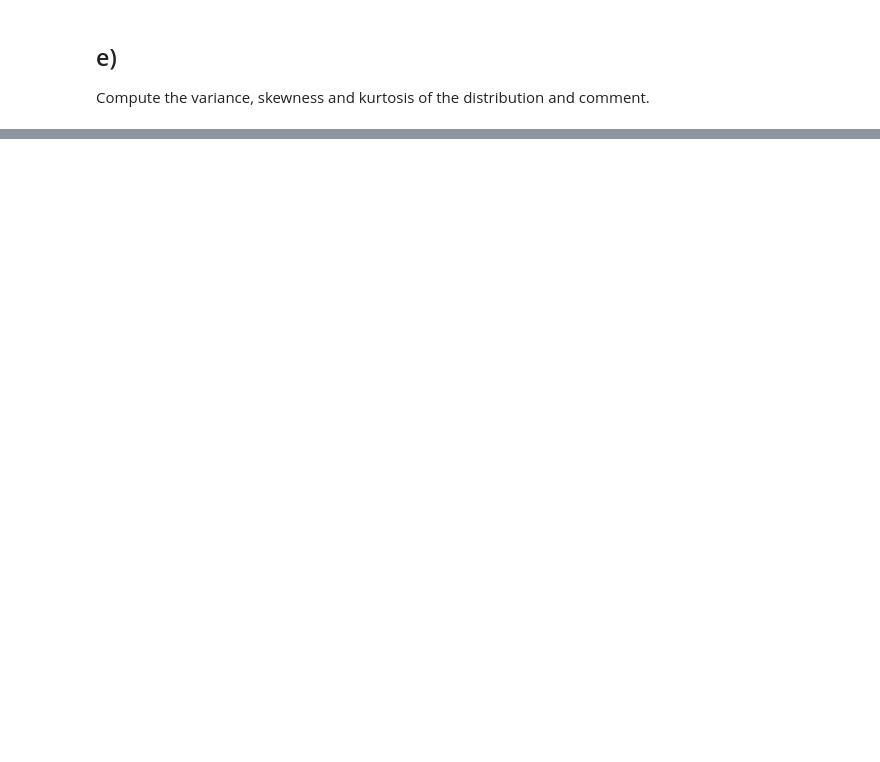
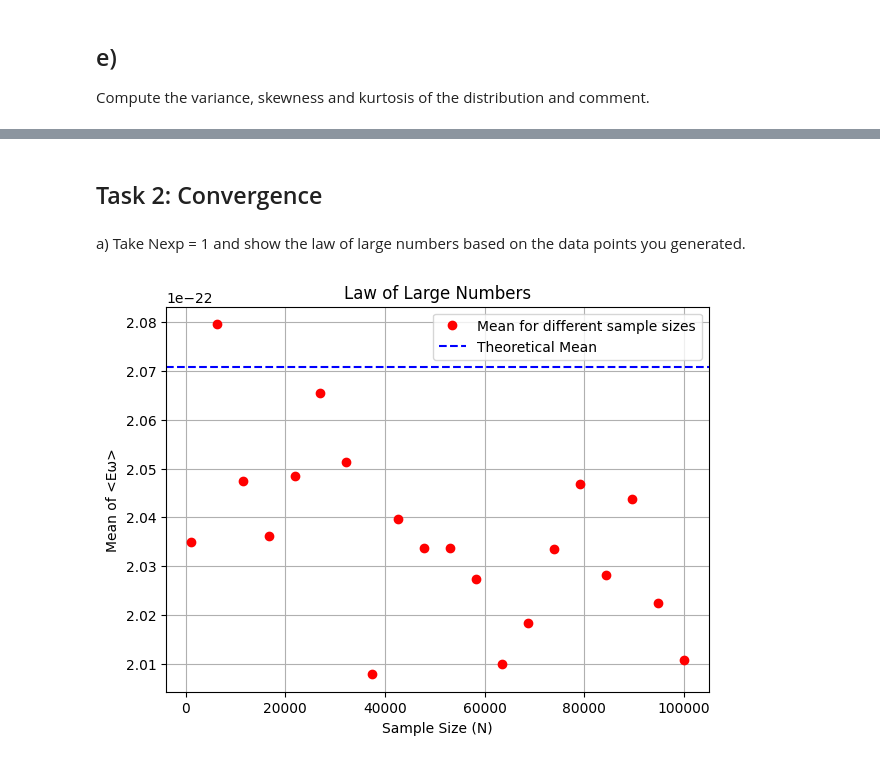
Before and after one commit to Gabewitt/Stats-Project, a Jupyter notebook: V_Final_Project_Notebook.ipynb, the cells around one changed output, grey strips where cells are left out. Drawn from its saved outputs; the diff is of its cells as text; code cells hidden in the pictures; blank space fills up the shorter version.

Commit message:
Task1 and Task2 of Aidan structured and organized on V_Final_Project_Notebook.ipynb

```diff
--- a/V_Final_Project_Notebook.ipynb
+++ b/V_Final_Project_Notebook.ipynb
@@ -363,0 +366,2 @@ Kurtosis: 8.90828
+# %% [markdown]
+ ## Task 2: Convergence
@@ -363,0 +410,19 @@ Kurtosis: 8.90828
+# %% [markdown]
+a) Take Nexp = 1 and show the law of large numbers based on the data points you generated.
+# %%
+ #Montrer la loi des grands nombres avec N_exp = 1
+
+LLN_x = np.linspace(1000, 100000, 20)
+LLN_y = [np.mean(rejection_sampling(int(n), beta)) for n in LLN_x]
+
+plt.figure(figsize=(7, 5))
+plt.plot(LLN_x, LLN_y, 'ro', label='Mean for different sample sizes')
+plt.axhline(y=2.07090e-22, color='b', linestyle='--', label='Theoretical Mean')
+plt.xlabel("Sample Size (N)")
+plt.ylabel("Mean of <Eω>")
+plt.title("Law of Large Numbers")
+plt.legend()
+plt.grid(True)
+plt.show()
+# %% [output]
+[figure, added]
```
Also changed, not shown: parts of 13 cells of this notebook.
